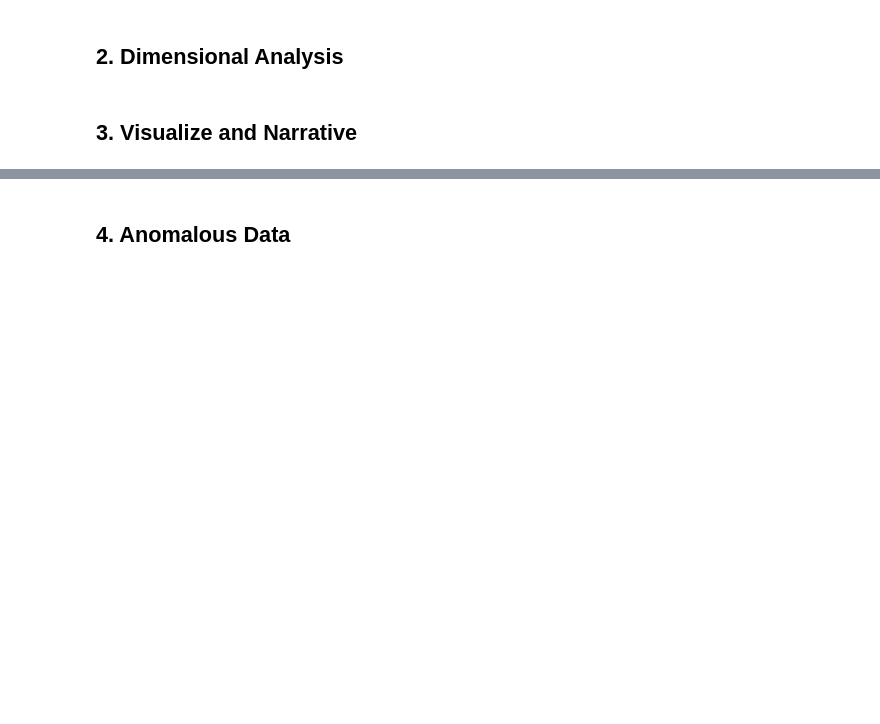
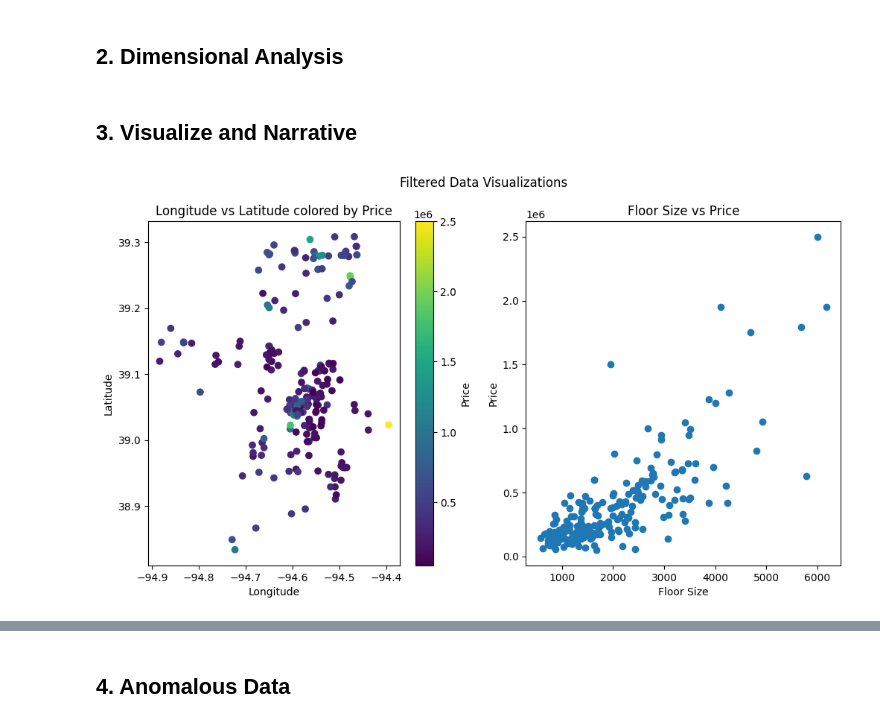
Before and after one commit to 44-566-Machine-Learning-S24/ml-s24-project-CamSund02, a Jupyter notebook: Project Pivot/Project Milestone 3.ipynb, the cells around one changed output, grey strips where cells are left out. Saved outputs shown, nothing was run; the diff lists cells and outputs as text; code cells hidden in the pictures; blank space fills up the shorter version.

Commit message:
Did some visualizations

```diff
--- a/Project Pivot/Project Milestone 3.ipynb
+++ b/Project Pivot/Project Milestone 3.ipynb
@@ -146,0 +130,42 @@ print("F1", f1_score(y_test, y_test_predict, average='weighted'))
+# %%
+import numpy as np
+import pandas as pd
+import matplotlib.pyplot as plt
+
+# Assuming DF is your DataFrame and it contains columns 'latitude', 'longitude', 'floorSize', and 'price'
+max_floor_size_index = DF['floorSize'].idxmax()
+max_price_index = DF['price'].idxmax()
+
+# First, create a copy of the original DataFrame to modify
+df_modified = DF.copy()
+
+# Drop the maximum floor size and price rows from df_modified
+df_modified = df_modified.drop(index=max_floor_size_index)
+df_modified = df_modified.drop(index=max_price_index)
+
+# Filter df_modified based on the specified range of longitude and latitude
+mask = (df_modified['longitude'] >= -95) & (df_modified['longitude'] <= -94) & (df_modified['latitude'] >= 38.5) & (df_modified['latitude'] <= 39.5)
+X_filtered = df_modified[mask][['latitude', 'longitude', 'floorSize']]
+y_filtered = df_modified[mask]['price']
+
+# Plotting
+fig, axs = plt.subplots(1, 2, figsize=(12, 6))
+
+# Scatter plot of longitude vs. latitude colored by price
+scatter = axs[0].scatter(X_filtered['longitude'], X_filtered['latitude'], c=y_filtered, cmap='viridis')
+axs[0].set_title('Longitude vs Latitude colored by Price')
+axs[0].set_xlabel('Longitude')
+axs[0].set_ylabel('Latitude')
+plt.colorbar(scatter, ax=axs[0], label='Price')
+
+# Scatter plot of floorSize vs. price
+axs[1].scatter(X_filtered['floorSize'], y_filtered)
+axs[1].set_title('Floor Size vs Price')
+axs[1].set_xlabel('Floor Size')
+axs[1].set_ylabel('Price')
+
+# Show the plots
+plt.suptitle('Filtered Data Visualizations')
+plt.show()
+# %% [output]
+[figure, added]
```
Also changed, not shown: parts of 7 cells of this notebook.
